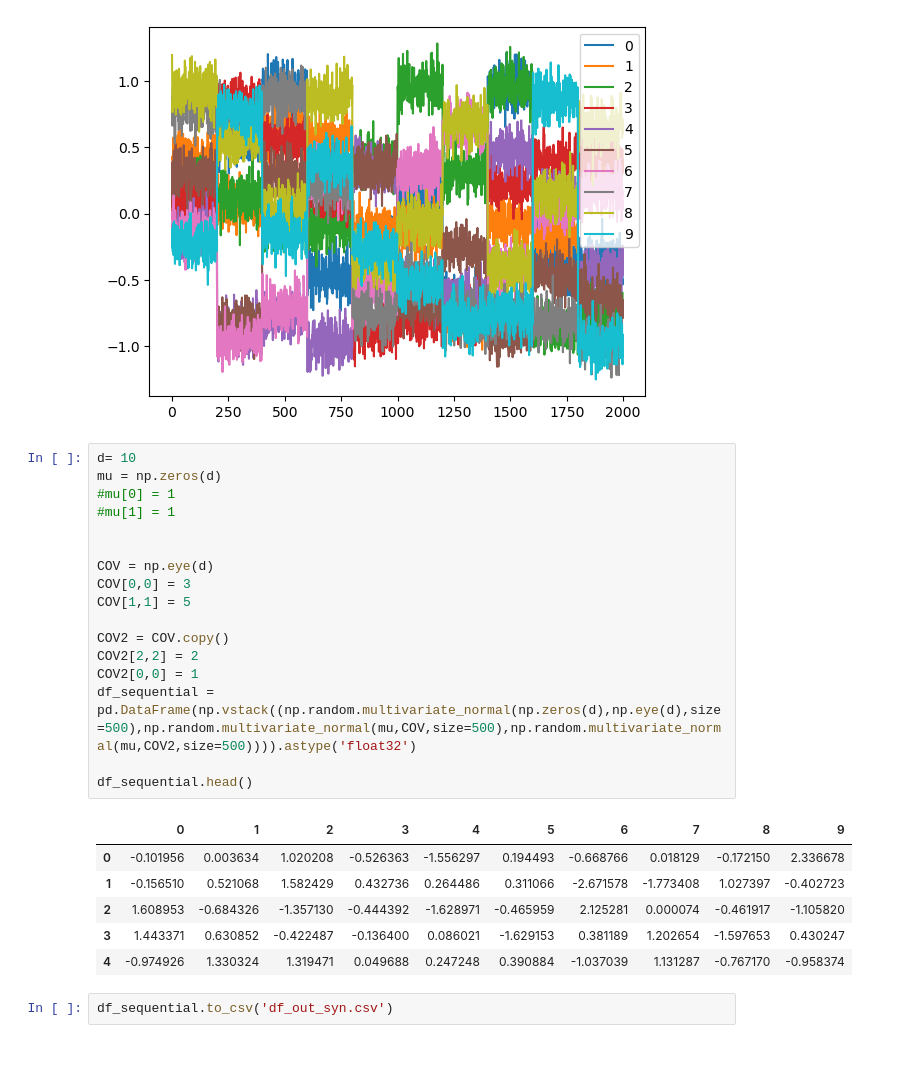
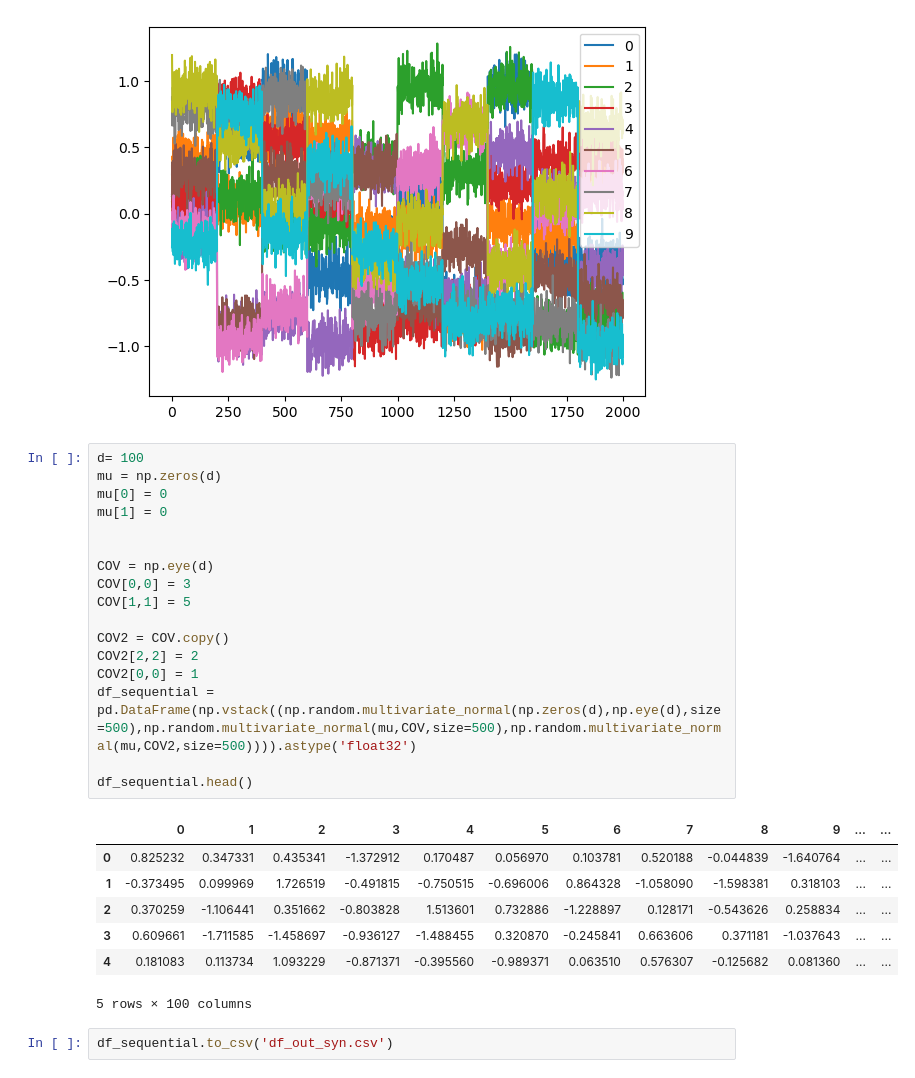
Before and after one commit to jsve96/SWDCPD, a Jupyter notebook: ChangeDetection/SynthetyExperiments.ipynb, the cells around one changed output. Cells and saved outputs as stored; diff of their text form.

```diff
--- a/ChangeDetection/SynthetyExperiments.ipynb
+++ b/ChangeDetection/SynthetyExperiments.ipynb
@@ -19,29 +77,30 @@ df_sequential.plot()
 <Axes: >
 [figure]
 # %%
-d= 10
+d= 100
 mu = np.zeros(d)
-#mu[0] = 1
-#mu[1] = 1
+mu[0] = 0
+mu[1] = 0
 
 
 COV = np.eye(d)
 COV[0,0] = 3
 COV[1,1] = 5
 
 COV2 = COV.copy()
 COV2[2,2] = 2
 COV2[0,0] = 1
 df_sequential = pd.DataFrame(np.vstack((np.random.multivariate_normal(np.zeros(d),np.eye(d),size=500),np.random.multivariate_normal(mu,COV,size=500),np.random.multivariate_normal(mu,COV2,size=500)))).astype('float32')
 
 df_sequential.head()
 # %% [output]
-|  | 0 | 1 | 2 | 3 | 4 | 5 | 6 | 7 | 8 | 9 |
-| 0 | -0.101956 | 0.003634 | 1.020208 | -0.526363 | -1.556297 | 0.194493 | -0.668766 | 0.018129 | -0.172150 | 2.336678 |
-| 1 | -0.156510 | 0.521068 | 1.582429 | 0.432736 | 0.264486 | 0.311066 | -2.671578 | -1.773408 | 1.027397 | -0.402723 |
-| 2 | 1.608953 | -0.684326 | -1.357130 | -0.444392 | -1.628971 | -0.465959 | 2.125281 | 0.000074 | -0.461917 | -1.105820 |
-| 3 | 1.443371 | 0.630852 | -0.422487 | -0.136400 | 0.086021 | -1.629153 | 0.381189 | 1.202654 | -1.597653 | 0.430247 |
-| 4 | -0.974926 | 1.330324 | 1.319471 | 0.049688 | 0.247248 | 0.390884 | -1.037039 | 1.131287 | -0.767170 | -0.958374 |
+|  | 0 | 1 | 2 | 3 | 4 | 5 | 6 | 7 | 8 | 9 | ... | ... |
+| 0 | 0.825232 | 0.347331 | 0.435341 | -1.372912 | 0.170487 | 0.056970 | 0.103781 | 0.520188 | -0.044839 | -1.640764 | ... | ... |
+| 1 | -0.373495 | 0.099969 | 1.726519 | -0.491815 | -0.750515 | -0.696006 | 0.864328 | -1.058090 | -1.598381 | 0.318103 | ... | ... |
+| 2 | 0.370259 | -1.106441 | 0.351662 | -0.803828 | 1.513601 | 0.732886 | -1.228897 | 0.128171 | -0.543626 | 0.258834 | ... | ... |
+| 3 | 0.609661 | -1.711585 | -1.458697 | -0.936127 | -1.488455 | 0.320870 | -0.245841 | 0.663606 | 0.371181 | -1.037643 | ... | ... |
+| 4 | 0.181083 | 0.113734 | 1.093229 | -0.871371 | -0.395560 | -0.989371 | 0.063510 | 0.576307 | -0.125682 | 0.081360 | ... | ... |
+5 rows × 100 columns
 # %%
 df_sequential.to_csv('df_out_syn.csv')
 # %%
```
Also changed, not shown: parts of 16 cells of this notebook.
